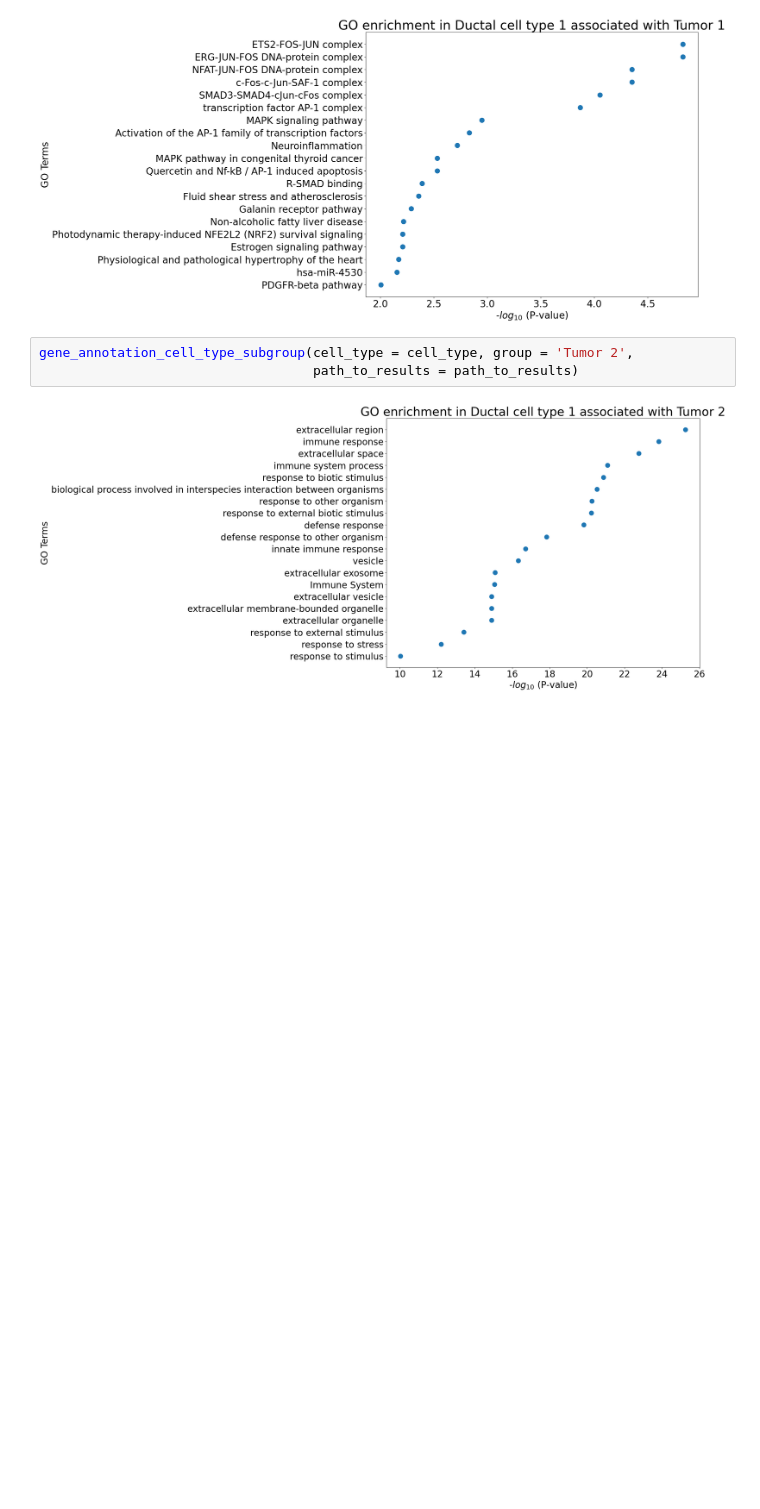
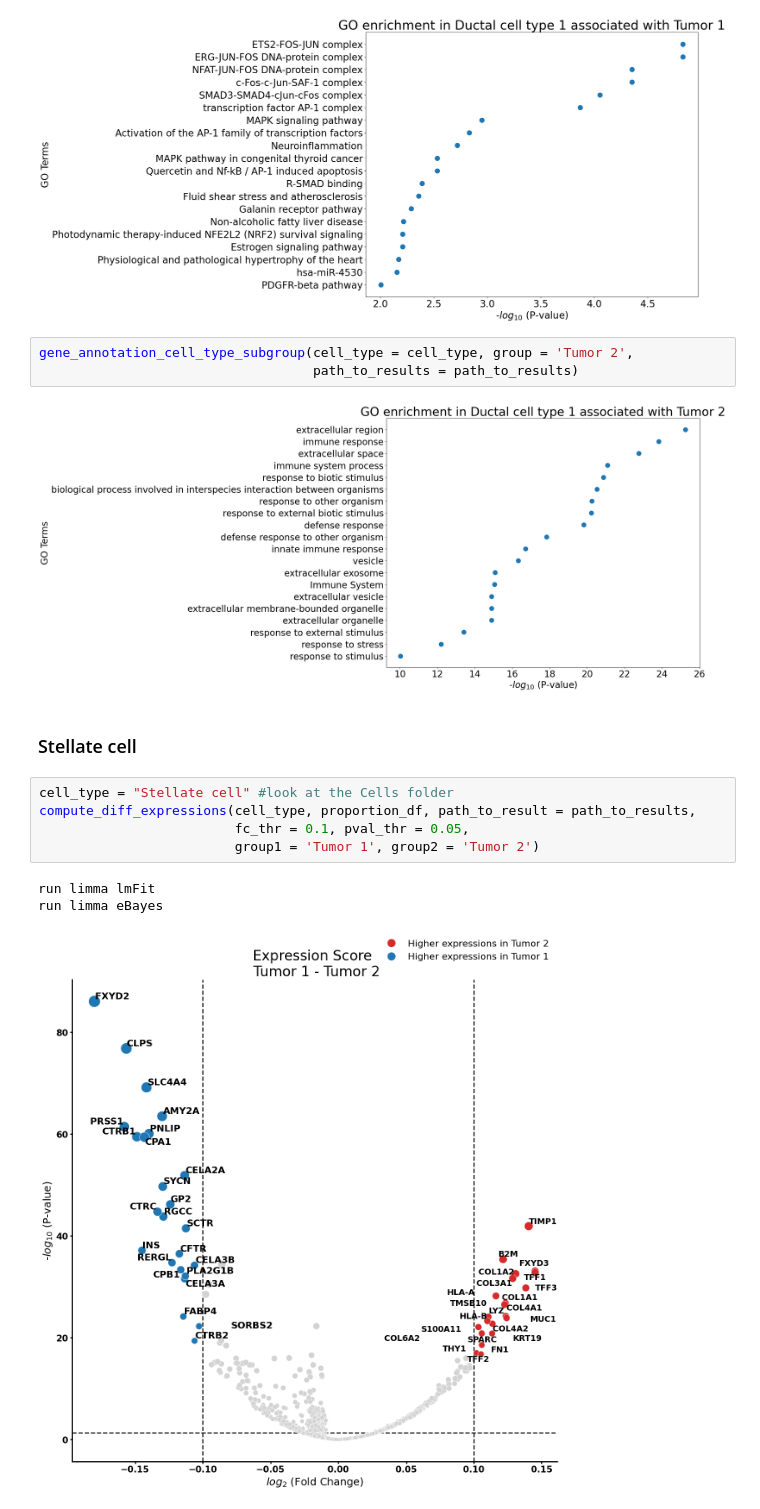
Before and after one commit to CostaLab/PILOT, a Jupyter notebook: Tutorial/Patients sub-group detection.ipynb, the cells around one changed output. Saved outputs shown, nothing was run; the diff lists cells and outputs as text; blank space fills up the shorter version.

```diff
--- a/Tutorial/Patients sub-group detection.ipynb
+++ b/Tutorial/Patients sub-group detection.ipynb
@@ -163,3 +185,14 @@ gene_annotation_cell_type_subgroup(cell_type = cell_type, group = 'Tumor 2',
                                    path_to_results = path_to_results)
 # %% [output]
 [figure]
+# %% [markdown]
+### Stellate cell
+# %%
+cell_type = "Stellate cell" #look at the Cells folder
+compute_diff_expressions(cell_type, proportion_df, path_to_result = path_to_results,
+                         fc_thr = 0.1, pval_thr = 0.05,
+                         group1 = 'Tumor 1', group2 = 'Tumor 2')
+# %% [output]
+run limma lmFit
+run limma eBayes
+[figure, added]
```
Also changed, not shown: parts of 13 cells of this notebook, 8 other files.
